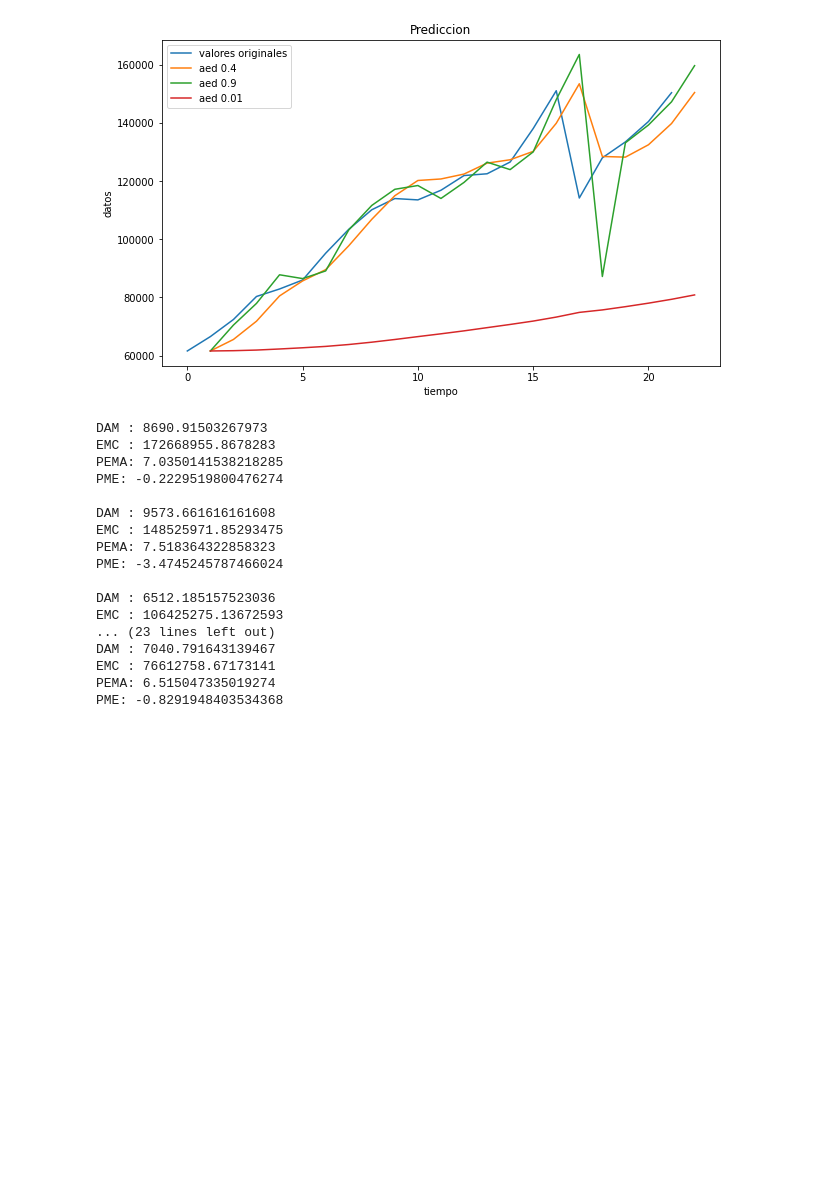
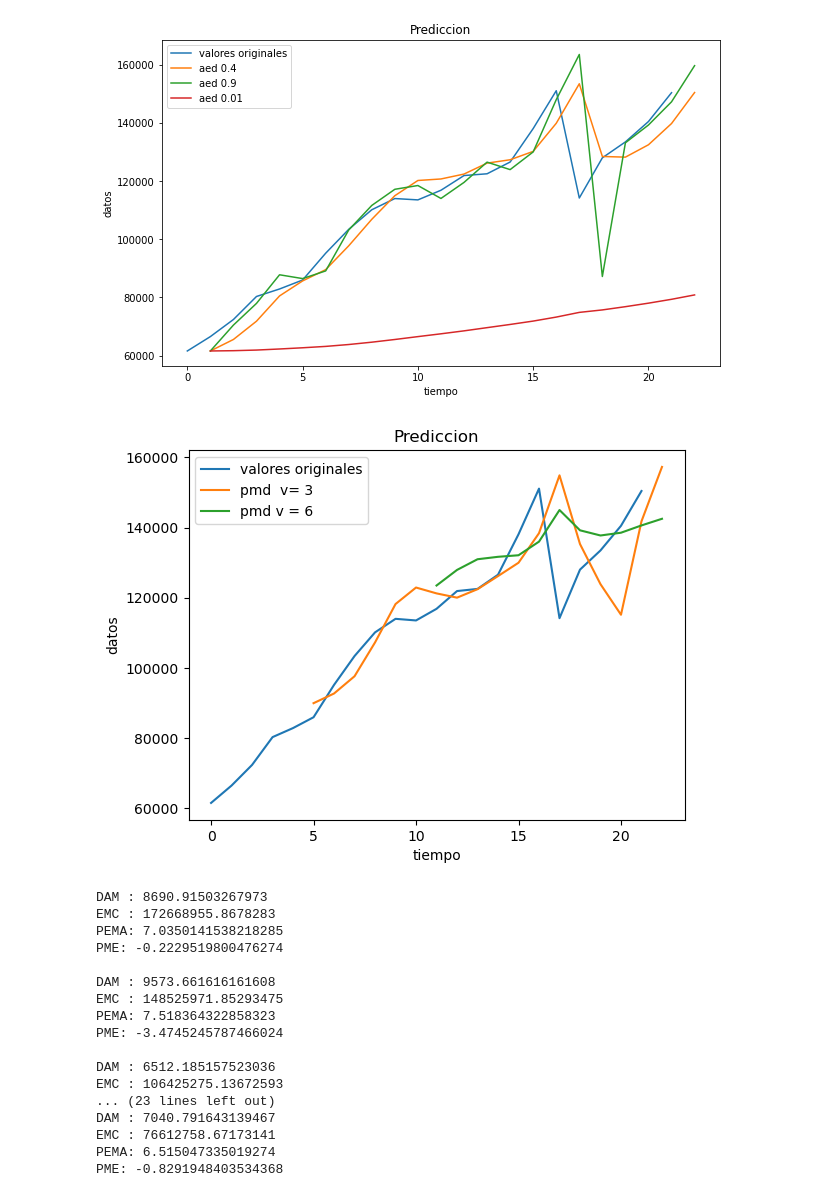
Before and after one commit to profelucas/invopa-2025, a Jupyter notebook: ra3/Ejemplos/ejercicios.ipynb, the cells around one changed output. Drawn from its saved outputs; the diff is of its cells as text; code cells hidden in the pictures; blank space fills up the shorter version.

```diff
--- a/ra3/Ejemplos/ejercicios.ipynb
+++ b/ra3/Ejemplos/ejercicios.ipynb
@@ -325,6 +344,17 @@ plt.legend()
 plt.show()
 # %% [output]
 [figure]
+# %%
+plt.plot(Data2, label='valores originales')
+plt.plot(exp1, label='pmd  v= 3')
+plt.plot(exp2, label='pmd v = 6')
+plt.xlabel('tiempo')
+plt.ylabel('datos')
+plt.title('Prediccion')
+plt.legend()
+plt.show()
+# %% [output]
+[figure, added]
 # %%
 #medicion de los experimentos
 resultados = [exp1,exp2,exp3,exp4,exp5,exp6,exp7,exp8]
```
Also changed, not shown: parts of 9 cells of this notebook, 3 other files.
